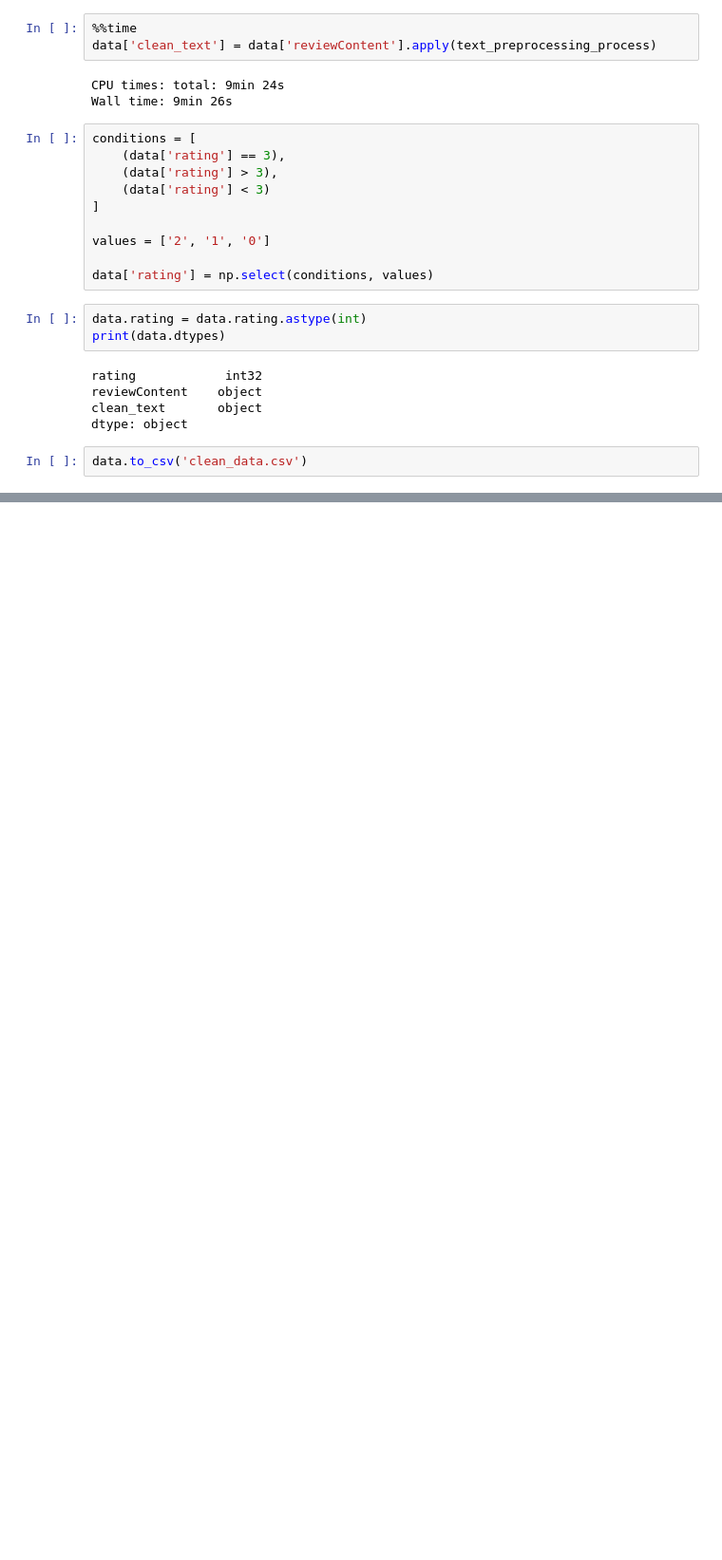
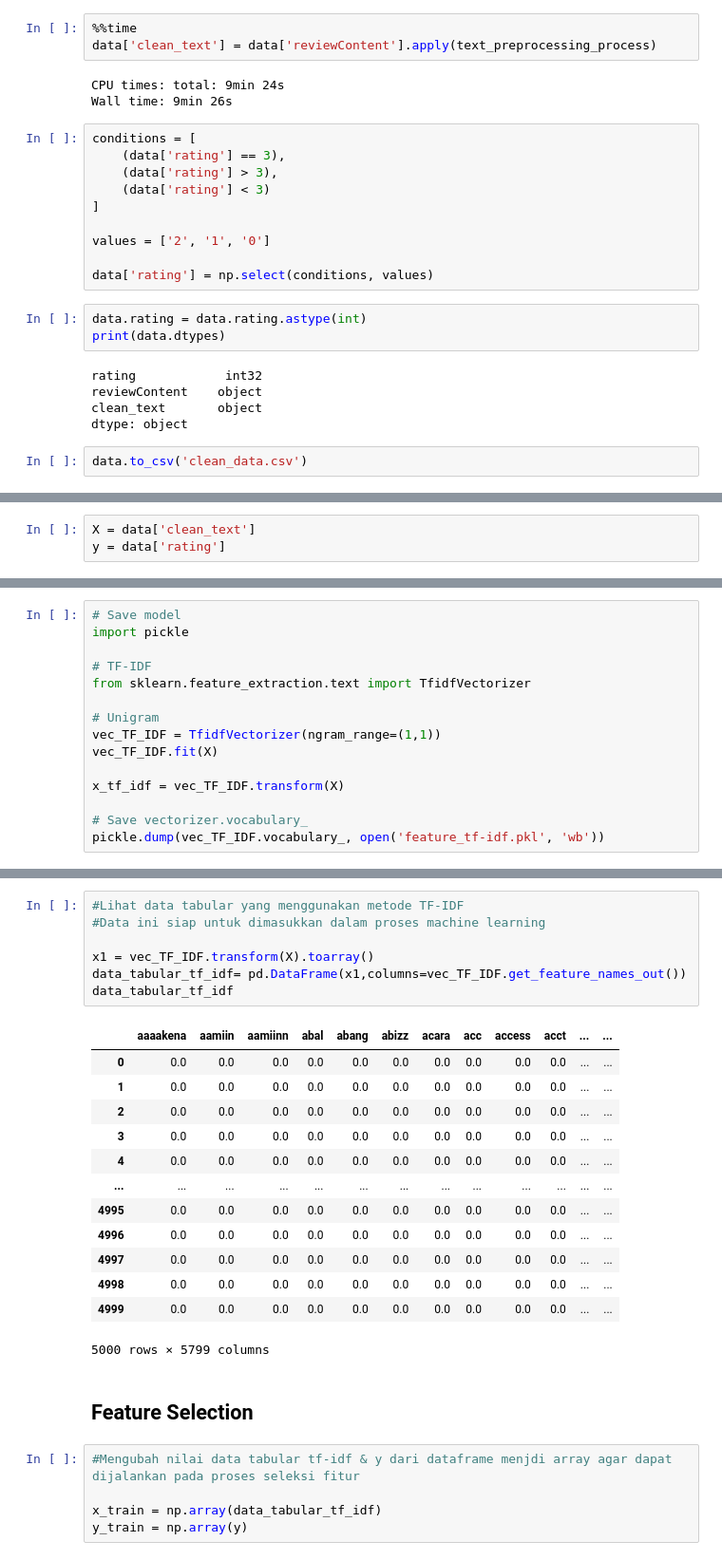
Before and after one commit to habibsatya/nlp-excercise, a Jupyter notebook: nlp.ipynb, the cells around one changed output, grey strips where cells are left out. Shown at 95% size. Drawn from its saved outputs; the diff is of its cells as text; blank space fills up the shorter version.

```diff
--- a/nlp.ipynb
+++ b/nlp.ipynb
@@ -286,0 +289,3 @@ data.to_csv('clean_data.csv')
+# %%
+X = data['clean_text']
+y = data['rating']
@@ -286,0 +294,15 @@ data.to_csv('clean_data.csv')
+# %%
+# Save model
+import pickle
+
+# TF-IDF
+from sklearn.feature_extraction.text import TfidfVectorizer
+
+# Unigram
+vec_TF_IDF = TfidfVectorizer(ngram_range=(1,1))
+vec_TF_IDF.fit(X)
+
+x_tf_idf = vec_TF_IDF.transform(X)
+
+# Save vectorizer.vocabulary_
+pickle.dump(vec_TF_IDF.vocabulary_, open('feature_tf-idf.pkl', 'wb'))
@@ -286,0 +339,28 @@ data.to_csv('clean_data.csv')
+# %%
+#Lihat data tabular yang menggunakan metode TF-IDF
+#Data ini siap untuk dimasukkan dalam proses machine learning
+
+x1 = vec_TF_IDF.transform(X).toarray()
+data_tabular_tf_idf= pd.DataFrame(x1,columns=vec_TF_IDF.get_feature_names_out())
+data_tabular_tf_idf
+# %% [output]
+|  | aaaakena | aamiin | aamiinn | abal | abang | abizz | acara | acc | access | acct | ... | ... |
+| 0 | 0.0 | 0.0 | 0.0 | 0.0 | 0.0 | 0.0 | 0.0 | 0.0 | 0.0 | 0.0 | ... | ... |
+| 1 | 0.0 | 0.0 | 0.0 | 0.0 | 0.0 | 0.0 | 0.0 | 0.0 | 0.0 | 0.0 | ... | ... |
+| 2 | 0.0 | 0.0 | 0.0 | 0.0 | 0.0 | 0.0 | 0.0 | 0.0 | 0.0 | 0.0 | ... | ... |
+| 3 | 0.0 | 0.0 | 0.0 | 0.0 | 0.0 | 0.0 | 0.0 | 0.0 | 0.0 | 0.0 | ... | ... |
+| 4 | 0.0 | 0.0 | 0.0 | 0.0 | 0.0 | 0.0 | 0.0 | 0.0 | 0.0 | 0.0 | ... | ... |
+| ... | ... | ... | ... | ... | ... | ... | ... | ... | ... | ... | ... | ... |
+| 4995 | 0.0 | 0.0 | 0.0 | 0.0 | 0.0 | 0.0 | 0.0 | 0.0 | 0.0 | 0.0 | ... | ... |
+| 4996 | 0.0 | 0.0 | 0.0 | 0.0 | 0.0 | 0.0 | 0.0 | 0.0 | 0.0 | 0.0 | ... | ... |
+| 4997 | 0.0 | 0.0 | 0.0 | 0.0 | 0.0 | 0.0 | 0.0 | 0.0 | 0.0 | 0.0 | ... | ... |
+| 4998 | 0.0 | 0.0 | 0.0 | 0.0 | 0.0 | 0.0 | 0.0 | 0.0 | 0.0 | 0.0 | ... | ... |
+| 4999 | 0.0 | 0.0 | 0.0 | 0.0 | 0.0 | 0.0 | 0.0 | 0.0 | 0.0 | 0.0 | ... | ... |
+5000 rows × 5799 columns
+# %% [markdown]
+## Feature Selection
+# %%
+#Mengubah nilai data tabular tf-idf & y dari dataframe menjdi array agar dapat dijalankan pada proses seleksi fitur
+
+x_train = np.array(data_tabular_tf_idf)
+y_train = np.array(y)
```
Also changed, not shown: parts of 15 cells of this notebook, 2 other files.
